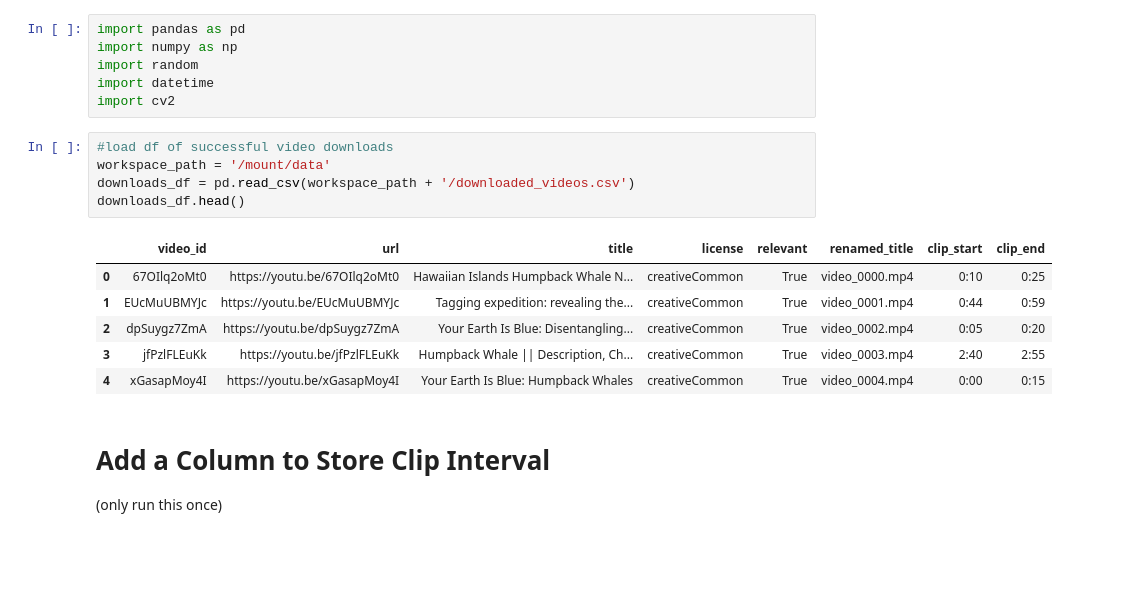
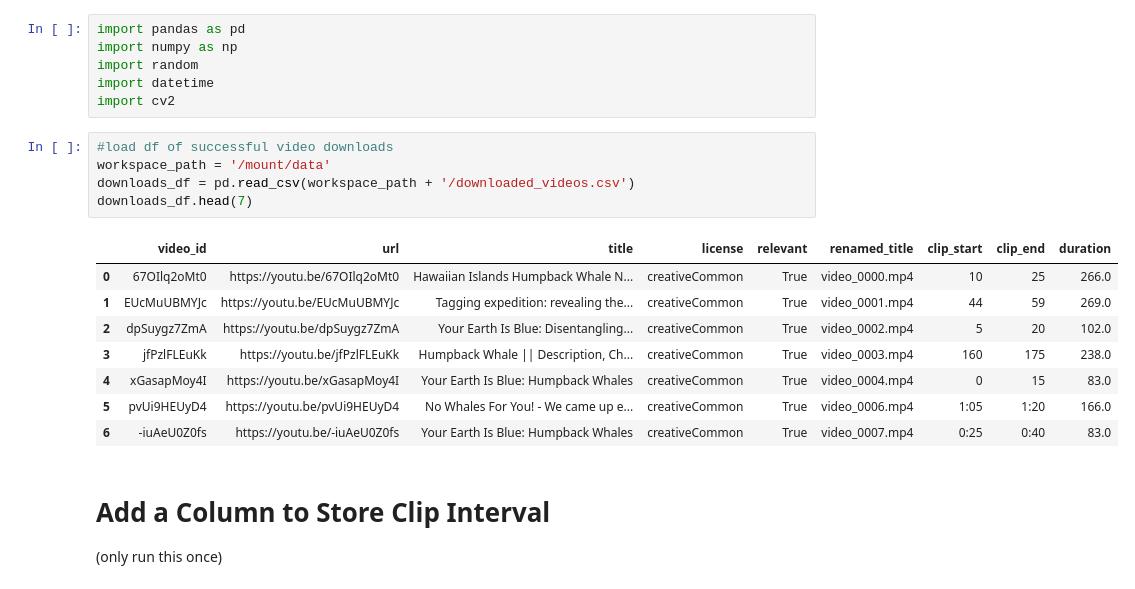
Before and after one commit to ramirezmichelle/youtube-humpback-whale-classifier, a Jupyter notebook: video-download/mark_subclip_intervals.ipynb, the cells around one changed output. Cells and saved outputs as stored; diff of their text form; blank space fills up the shorter version.

Commit message:
finished converting video intervals to seconds int

```diff
--- a/video-download/mark_subclip_intervals.ipynb
+++ b/video-download/mark_subclip_intervals.ipynb
@@ -15,15 +15,17 @@ import cv2
 # %%
 #load df of successful video downloads
 workspace_path = '/mount/data'
 downloads_df = pd.read_csv(workspace_path + '/downloaded_videos.csv')
-downloads_df.head()
+downloads_df.head(7)
 # %% [output]
-|  | video_id | url | title | license | relevant | renamed_title | clip_start | clip_end |
-| 0 | 67OIlq2oMt0 | https://youtu.be/67OIlq2oMt0 | Hawaiian Islands Humpback Whale N... | creativeCommon | True | video_0000.mp4 | 0:10 | 0:25 |
-| 1 | EUcMuUBMYJc | https://youtu.be/EUcMuUBMYJc | Tagging expedition: revealing the... | creativeCommon | True | video_0001.mp4 | 0:44 | 0:59 |
-| 2 | dpSuygz7ZmA | https://youtu.be/dpSuygz7ZmA | Your Earth Is Blue: Disentangling... | creativeCommon | True | video_0002.mp4 | 0:05 | 0:20 |
-| 3 | jfPzlFLEuKk | https://youtu.be/jfPzlFLEuKk | Humpback Whale || Description, Ch... | creativeCommon | True | video_0003.mp4 | 2:40 | 2:55 |
-| 4 | xGasapMoy4I | https://youtu.be/xGasapMoy4I | Your Earth Is Blue: Humpback Whales | creativeCommon | True | video_0004.mp4 | 0:00 | 0:15 |
+|  | video_id | url | title | license | relevant | renamed_title | clip_start | clip_end | duration |
+| 0 | 67OIlq2oMt0 | https://youtu.be/67OIlq2oMt0 | Hawaiian Islands Humpback Whale N... | creativeCommon | True | video_0000.mp4 | 10 | 25 | 266.0 |
+| 1 | EUcMuUBMYJc | https://youtu.be/EUcMuUBMYJc | Tagging expedition: revealing the... | creativeCommon | True | video_0001.mp4 | 44 | 59 | 269.0 |
+| 2 | dpSuygz7ZmA | https://youtu.be/dpSuygz7ZmA | Your Earth Is Blue: Disentangling... | creativeCommon | True | video_0002.mp4 | 5 | 20 | 102.0 |
+| 3 | jfPzlFLEuKk | https://youtu.be/jfPzlFLEuKk | Humpback Whale || Description, Ch... | creativeCommon | True | video_0003.mp4 | 160 | 175 | 238.0 |
+| 4 | xGasapMoy4I | https://youtu.be/xGasapMoy4I | Your Earth Is Blue: Humpback Whales | creativeCommon | True | video_0004.mp4 | 0 | 15 | 83.0 |
+| 5 | pvUi9HEUyD4 | https://youtu.be/pvUi9HEUyD4 | No Whales For You! - We came up e... | creativeCommon | True | video_0006.mp4 | 1:05 | 1:20 | 166.0 |
+| 6 | -iuAeU0Z0fs | https://youtu.be/-iuAeU0Z0fs | Your Earth Is Blue: Humpback Whales | creativeCommon | True | video_0007.mp4 | 0:25 | 0:40 | 83.0 |
 # %% [markdown]
 # Add a Column to Store Clip Interval
 (only run this once)
```
Also changed, not shown: parts of 3 cells of this notebook, 1 other file.
